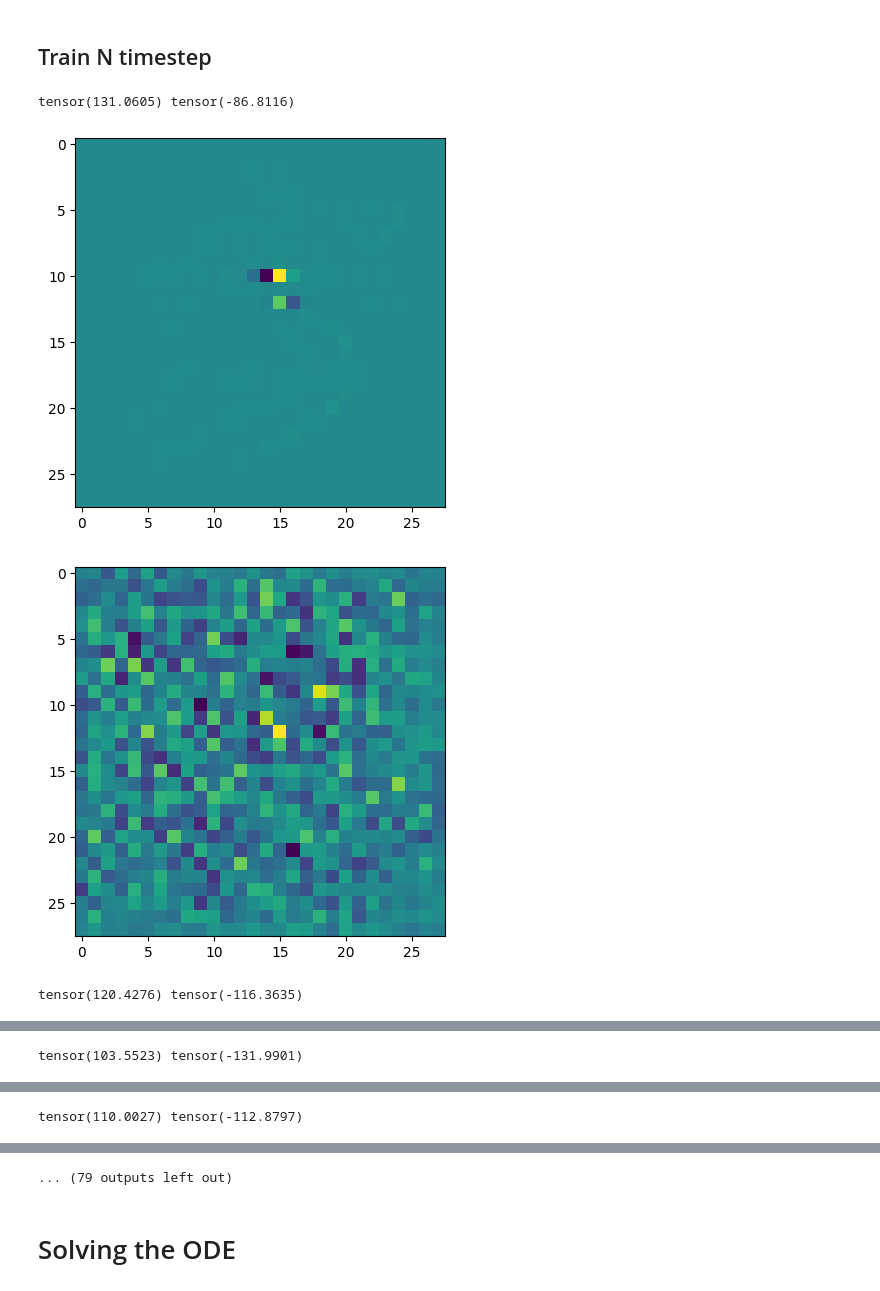
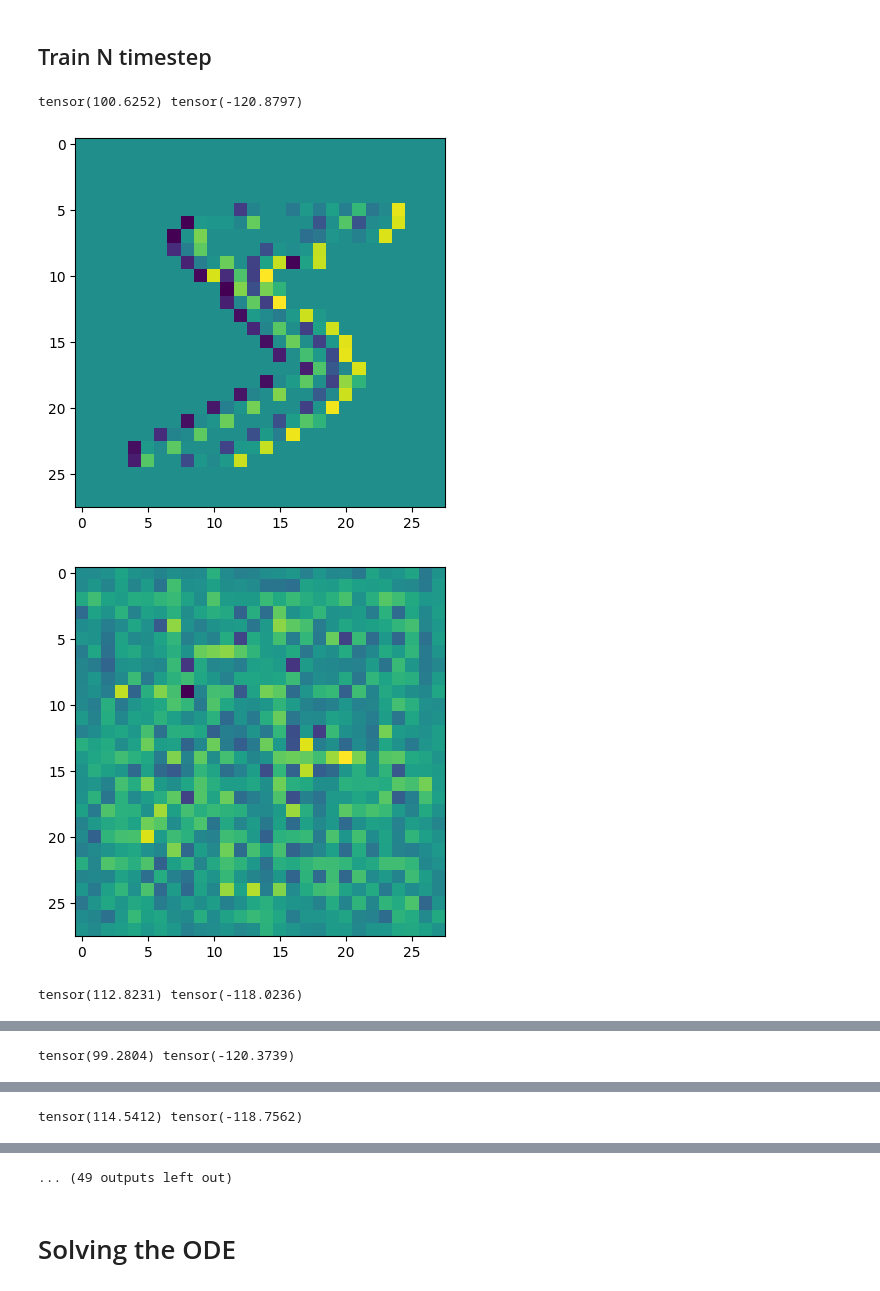
Before and after one commit to andrew-na-git/Score-Embedding-Fast-Diffusion, a Jupyter notebook: Efficient_Diffusion_Models_MG.ipynb, the cells around one changed output, grey strips where cells are left out. Cells and saved outputs as stored; diff of their text form; code cells hidden in the pictures.

```diff
--- a/Efficient_Diffusion_Models_MG.ipynb
+++ b/Efficient_Diffusion_Models_MG.ipynb
@@ -143,6 +143,10 @@ def construct_P_block(P, P_block, i):
   else:
     P_block = sp.linalg.block_diag(P_block, P)
   return P_block
+
+def logsumexp(x):
+  c = x.max()
+  return c + np.log(np.sum(np.exp(x - c)))
 # %%
 def marginal_prob_std(t, sigma):
   """Compute the mean and standard deviation of $p_{0t}(x(t) | x(0))$.
@@ -186,7 +190,7 @@ N_img = mnist.data.shape[0] //batch_size # for denoising, just use a constant
 N = 10
 H = mnist.data.shape[1]
 W = mnist.data.shape[2]
-epoch = 30
+epoch = 20
 eps = 1e-6
 
 dataset = mnist
@@ -408,7 +412,7 @@ for e in tqdm(range(epoch)):
   for i, t_ in enumerate(random_t, 1):
     del_m[i] = np.diff(m[i].ravel(), axis=0, prepend=m[i, 0])
 
-  x = torch.tensor(mm_scaler.fit_transform(sp.special.expit(-m).ravel()[:, None])).reshape((N, 1, H, W))
+  x = torch.tensor(mm_scaler.fit_transform(np.exp((-m.ravel() - logsumexp(-m.ravel())))[:, None])).reshape((N, 1, H, W))
   perturbed_x = x + torch.randn_like(x) * torch.sqrt(2 * torch.tensor(sigma_)**2)[:, None, None, None]
   print(perturbed_x.max(), perturbed_x.min())
 
@@ -422,35 +426,35 @@ for e in tqdm(range(epoch)):
   plt.show()
 
   # generate coarse dataset
-  x_c = torch.tensor(mm_scaler.fit_transform(sp.special.expit(-m_c).ravel()[:, None])).reshape((N, 1, int(H/2), int(W/2)))
+  x_c = torch.tensor(mm_scaler.fit_transform(np.exp((-m_c.ravel() - logsumexp(-m_c.ravel())))[:, None])).reshape((N, 1, int(H/2), int(W/2)))
   perturbed_xc = x_c + torch.randn_like(x_c) * torch.sqrt(2 * torch.tensor(sigma_)**2)[:, None, None, None]
   train_xc_data = perturbed_xc
 
   yc_pred = model_score(train_xc_data, torch.tensor(time_), coarse=True)
   lm = (2*torch.tensor(sigma_)**2)[:, None, None, None]
   loss = loss_fn(yc_pred/lm, train_y_data)
   optimizer.zero_grad()
   loss.backward()
   optimizer.step()
   losses = loss.item()
 
   y_pred = model_score(train_x_data, torch.tensor(time_))
   lm = (2*torch.tensor(sigma_)**2)[:, None, None, None]
   loss = loss_fn(y_pred/lm, train_y_data)
   optimizer.zero_grad()
   loss.backward()
   optimizer.step()
   losses = loss.item()
 
   scores = (y_pred/lm).clone().detach().numpy().reshape((N, H, W)) # we normalize before fedding back into PDE
 
   plt.imshow(scores[0].reshape((H, W))) # so we can see that the score should look something like this after training
   plt.show()
 
 torch.save(model_score.state_dict(), 'ckpt.pth')
 print(f"\nmodel has been saved")
 # %% [output]
-tensor(131.0605) tensor(-86.8116)
+tensor(100.6252) tensor(-120.8797)
-[figure, old version]
+[figure, new version]
-[figure, old version]
+[figure, new version]
-tensor(120.4276) tensor(-116.3635)
+tensor(112.8231) tensor(-118.0236)
@@ -459 +463 @@ tensor(120.4276) tensor(-116.3635)
-tensor(103.5523) tensor(-131.9901)
+tensor(99.2804) tensor(-120.3739)
@@ -462 +466 @@ tensor(103.5523) tensor(-131.9901)
-tensor(110.0027) tensor(-112.8797)
+tensor(114.5412) tensor(-118.7562)
@@ -465,4 +469,4 @@ tensor(110.0027) tensor(-112.8797)
-... (79 outputs left out)
+... (49 outputs left out)
 # %% [markdown]
 # Solving the ODE
 # %%
```
Also changed, not shown: parts of 2 cells of this notebook.
